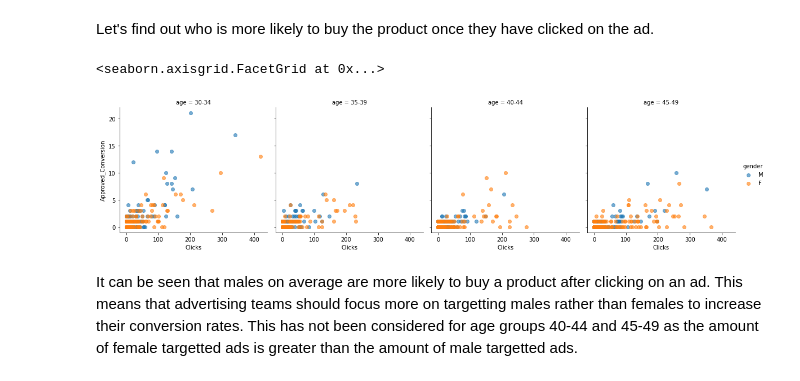
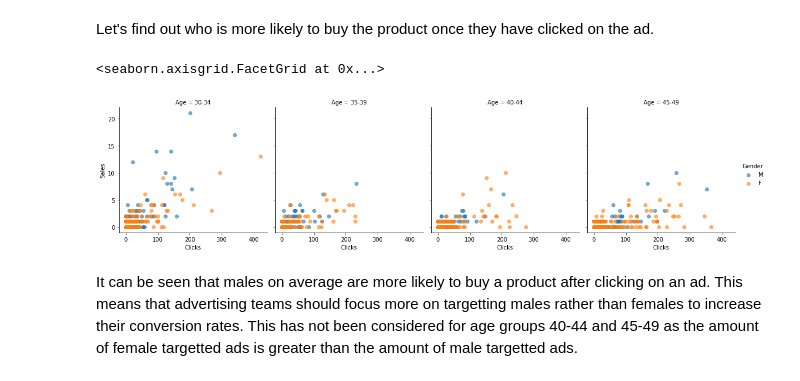
Before and after one commit to BenOsborn/Facebook-Ad-Campaign-Analysis, a Jupyter notebook: Facebook Ad-Campaign Analysis.ipynb, the cells around one changed output. Saved outputs shown, nothing was run; the diff lists cells and outputs as text; code cells hidden in the pictures.

```diff
--- a/Facebook Ad-Campaign Analysis.ipynb
+++ b/Facebook Ad-Campaign Analysis.ipynb
@@ -37,3 +39,7 @@ According to the author:
+# %%
+df = df.rename(columns={cname: " ".join([word.capitalize() for word in cname.split('_')]) for cname in df.columns})
+df = df.rename(columns={'Ad Id': 'Ad ID', 'Xyz Campaign Id': 'Company Campaign ID',
+                        'Fb Campaign Id': 'FB Campaign ID', 'Total Conversion': 'Inquiries', 'Approved Conversion': 'Sales'})
 # %%
 df.info()
 # %% [output]
@@ -182,12 +243,12 @@ It appears that females are more likely to click on advertisements than males fo
 # %% [markdown]
 Let's find out who is more likely to buy the product once they have clicked on the ad.
 # %%
-clicks_approved_scatter = sns.FacetGrid(col='age', hue='gender', data=df, height=4)
-clicks_approved_scatter.map(plt.scatter, 'Clicks', 'Approved_Conversion', alpha=0.6)
-clicks_approved_scatter.add_legend()
+clicks_sales = sns.FacetGrid(col='Age', hue='Gender', data=df, height=4)
+clicks_sales.map(plt.scatter, 'Clicks', 'Sales', alpha=0.6)
+clicks_sales.add_legend()
 # %% [output]
 <seaborn.axisgrid.FacetGrid at 0x...>
-[figure, old version]
+[figure, new version]
 # %% [markdown]
 It can be seen that males on average are more likely to buy a product after clicking on an ad. This means that advertising teams should focus more on targetting males rather than females to increase their conversion rates. This has not been considered for age groups 40-44 and 45-49 as the amount of female targetted ads is greater than the amount of male targetted ads.
 # %% [markdown]
```
Also changed, not shown: parts of 35 cells of this notebook.
